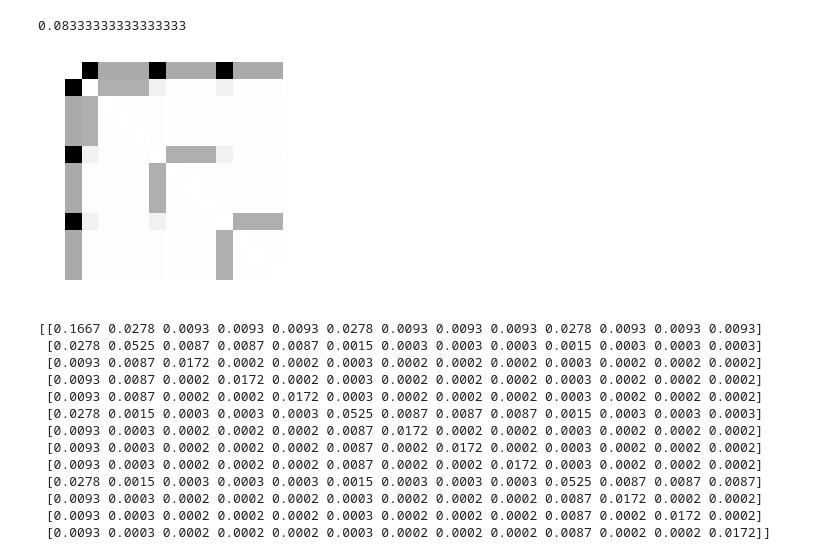
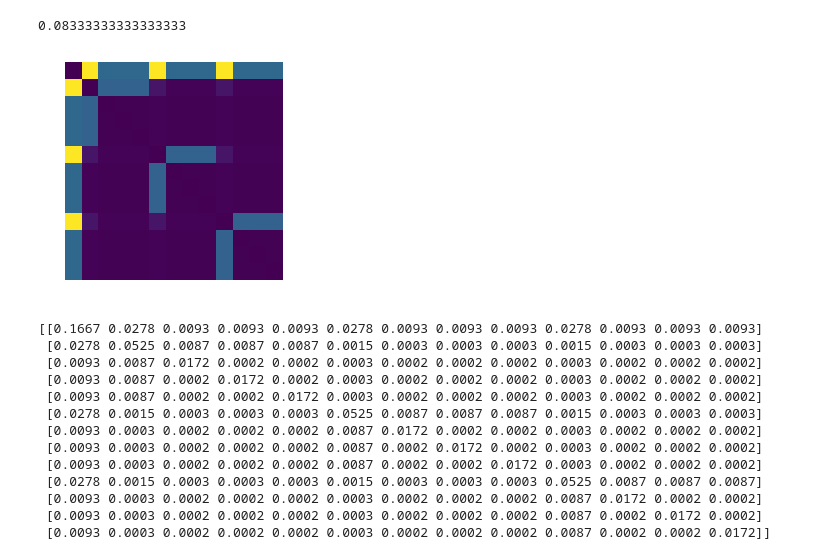
Before and after one commit to aleveren/ucsd-research, a Jupyter notebook: simple-hier-topic-model/topic_cooccurrence.ipynb, the cells around one changed output. Saved outputs shown, nothing was run; the diff lists cells and outputs as text; code cells hidden in the pictures.

```diff
--- a/simple-hier-topic-model/topic_cooccurrence.ipynb
+++ b/simple-hier-topic-model/topic_cooccurrence.ipynb
@@ -75,15 +75,14 @@ def calc_cooccurrence_matrix(alpha_leaves, alpha_depths, branching_factors):
 # %%
 R = calc_cooccurrence_matrix(
     alpha_leaves = 0.01,
     alpha_depths = 1.0,
     branching_factors = [3, 3])
 
 fig, ax = plt.subplots()
-plt.imshow(without_diag(R), cmap='gray_r')
-#plt.gcf().colorbar()
+plt.imshow(without_diag(R))
 plt.axis('off');
 # %% [output]
-[figure, old version]
+[figure, new version]
 # %%
 niceprint(R, precision=4)
 # %% [output]
```
Also changed, not shown: parts of 10 cells of this notebook.
